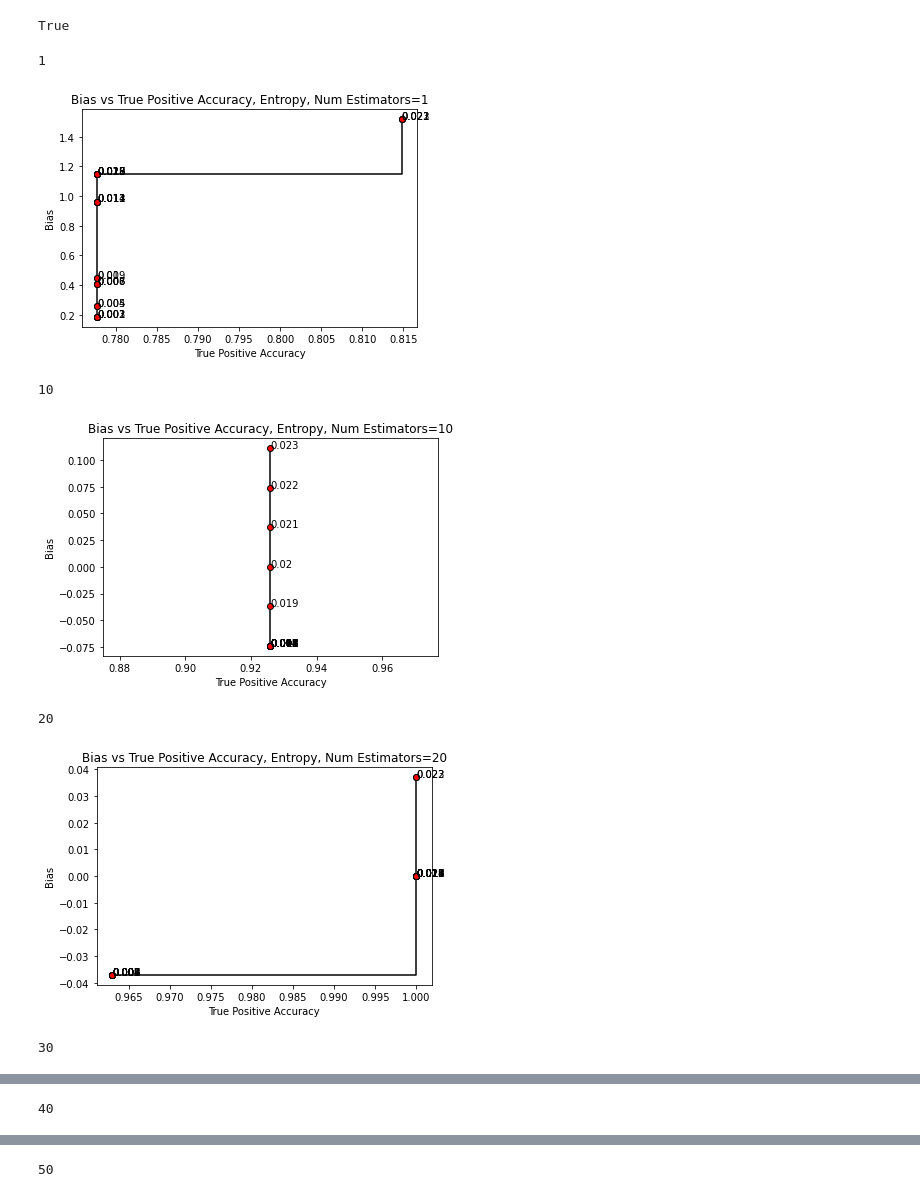
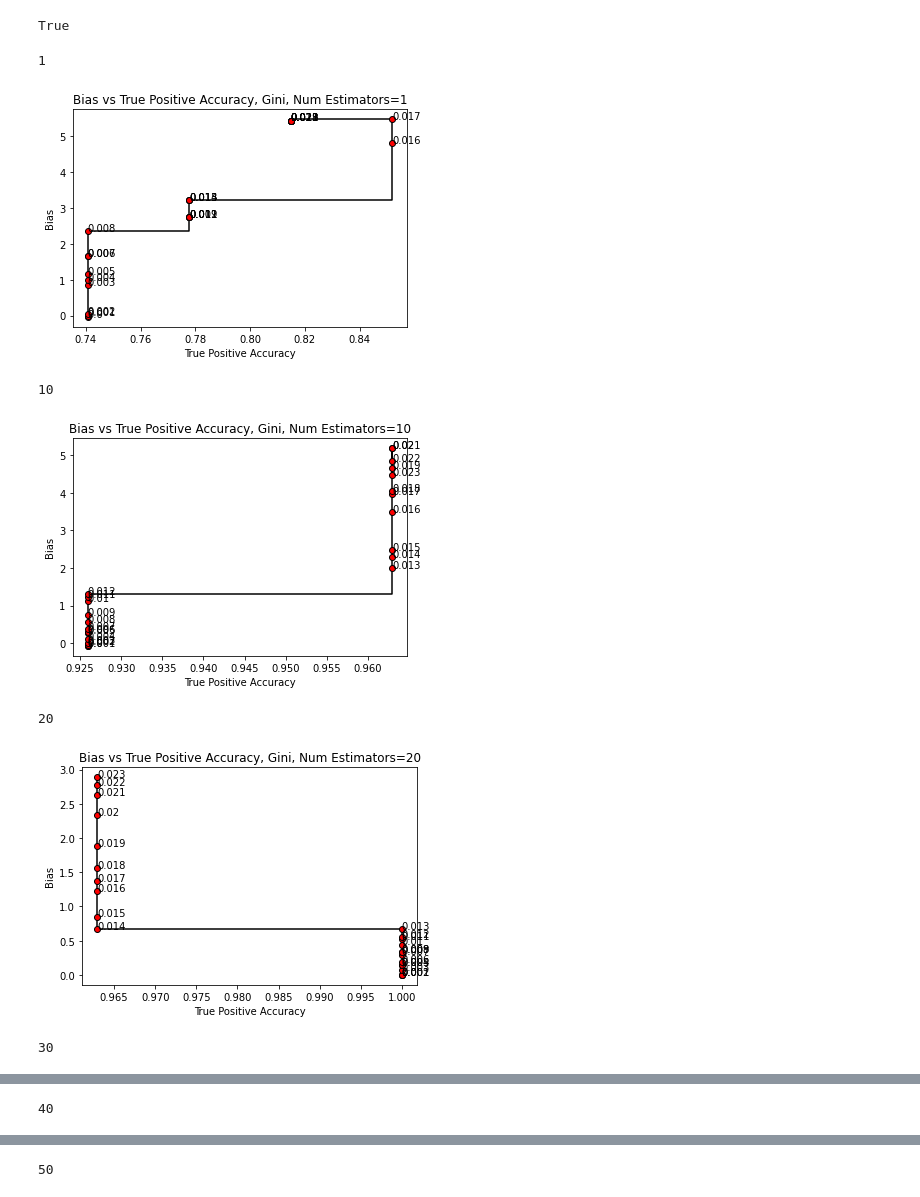
Before and after one commit to robertpuccinelli/grad, a Jupyter notebook: PH240C/midterm/midterm.ipynb, the cells around one changed output, grey strips where cells are left out. Drawn from its saved outputs; the diff is of its cells as text; code cells hidden in the pictures.

Commit message:
Update final figures

```diff
--- a/PH240C/midterm/midterm.ipynb
+++ b/PH240C/midterm/midterm.ipynb
@@ -43,7 +45,7 @@ Index(['cad', 'alcohol_intake', 'fish_oil_intake', 'close_to_road',
       dtype='object')
 # %%
 """Full tree with pruning"""
-mode = "Entropy"
+mode = "Gini"
 name_modifier = ", Balanced"#", Full Set of Covariates" #
 bal = "balanced" # None
 X_train, X_test, Y_train, Y_test = train_test_split(x, df.iloc[:,0], random_state=2)
@@ -130,33 +132,36 @@ True
 # %%
 l = [k/1000 for k in range(0,24, 1)]
 for i in [1,10,20,30,40,50]:
     bcm = []
     bweighted_bias = []
     btrue_pos_corr = []
+    tpr = []
+    fpr = []
+    roc_auc = []
     fig, ax = plt.subplots()
     print(i)
     for j in l:
         bt = DecisionTreeClassifier(random_state=0, max_features=None, ccp_alpha=j, criterion=mode.lower(), class_weight=bal)
         bag = BaggingClassifier(base_estimator=bt, n_estimators=i, max_samples=1.0, random_state=0)
         bag = bag.fit(x, df.iloc[:,0])
         bcm = confusion_matrix(bag.predict(x),  df.iloc[:,0] )
         bweighted_bias.append(((bcm[1][0] + bcm[1][1]) - (bcm[0][1] + bcm[1][1]))/((bcm[0][1] + bcm[1][1])))
         btrue_pos_corr.append(bcm[1][1] / (bcm[0][1] + bcm[1][1]))
 
     ax.plot(btrue_pos_corr,bweighted_bias,  marker='o', drawstyle="steps-post", markerfacecolor="r",color="k")
     ax.set_xlabel('True Positive Accuracy')
     ax.set_ylabel("Bias")
     ax.set_title("Bias vs True Positive Accuracy, " + mode + ', Num Estimators=' + str(i))
     ind = 0
     for el in l:
         plt.text(btrue_pos_corr[ind],bweighted_bias[ind], str(el))
         ind += 1
     plt.show()
 # %% [output]
 1
-[figure, old version]
+[figure, new version]
 10
-[figure, old version]
+[figure, new version]
 20
-[figure, old version]
+[figure, new version]
 30
```
Also changed, not shown: parts of 9 cells of this notebook, 17 other files.
